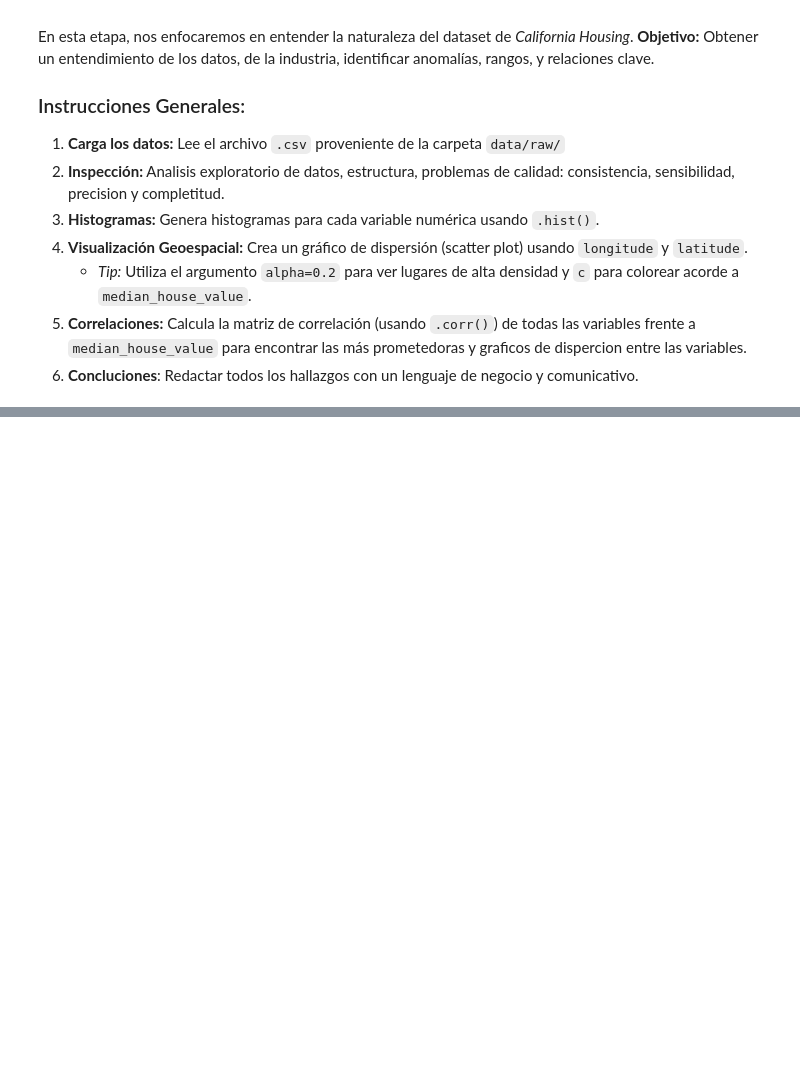
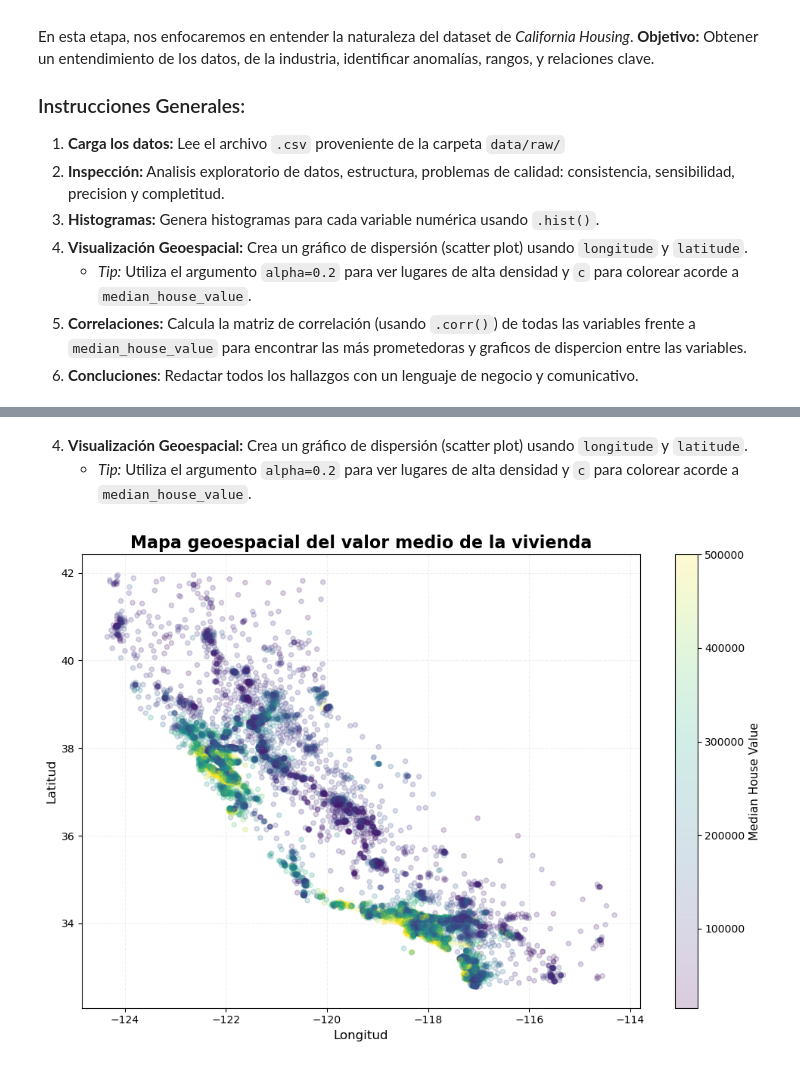
Before and after one commit to DevKevin42/ds-ml-project-template, a Jupyter notebook: notebooks/01_exploracion.ipynb, the cells around one changed output, grey strips where cells are left out. Saved outputs shown, nothing was run; the diff lists cells and outputs as text; code cells hidden in the pictures; blank space fills up the shorter version.

```diff
--- a/notebooks/01_exploracion.ipynb
+++ b/notebooks/01_exploracion.ipynb
@@ -18,6 +18,7 @@ import pandas as pd
 import matplotlib.pyplot as plt
 import seaborn as sns
 
-    datos = pd.read_csv('../src/data/raw/housing/housing.csv')
-    print(datos.head())
+datos_crudos = pd.read_csv('../src/data/raw/housing/housing.csv')
+print(datos_crudos.head())
+type(datos_crudos) # si es un data set
 # %% [output]
@@ -24,0 +104,5 @@ FileNotFoundError: [Errno 2] No such file or directory: './ds-ml-project-templat
+# %%
+mediana_bedrooms = datos_crudos['total_bedrooms'].median()
+datos_crudos['total_bedrooms'] = datos_crudos['total_bedrooms'].fillna(mediana_bedrooms)
+datos_crudos['total_bedrooms'].isnull().sum()
+datos_crudos.info()
@@ -24,0 +410,38 @@ FileNotFoundError: [Errno 2] No such file or directory: './ds-ml-project-templat
+# %% [markdown]
+4. **Visualización Geoespacial:** Crea un gráfico de dispersión (scatter plot) usando `longitude` y `latitude`.
+   - *Tip:* Utiliza el argumento `alpha=0.2` para ver lugares de alta densidad y `c` para colorear acorde a `median_house_value`.
+# %%
+# Crea la figura
+plt.figure(figsize=(10, 7))
+
+# Genera el scatter plot
+scatter = plt.scatter(
+    datos_crudos['longitude'],
+    datos_crudos['latitude'],
+    alpha=0.2,
+    c=datos_crudos['median_house_value'],
+    cmap='viridis',
+    s=20
+)
+
+# Agrega título
+plt.title('Mapa geoespacial del valor medio de la vivienda', fontsize=16, fontweight='bold')
+
+# Etiquetas de ejes
+plt.xlabel('Longitud', fontsize=12)
+plt.ylabel('Latitud', fontsize=12)
+
+# Barra de color
+cbar = plt.colorbar(scatter)
+cbar.set_label('Median House Value', fontsize=11)
+
+# Cuadrícula tenue
+plt.grid(alpha=0.2, linestyle='--')
+
+# Ajuste final
+plt.tight_layout()
+
+# Mostrar gráfico
+plt.show()
+# %% [output]
+[figure, added]
```
Also changed, not shown: parts of 22 cells of this notebook.
